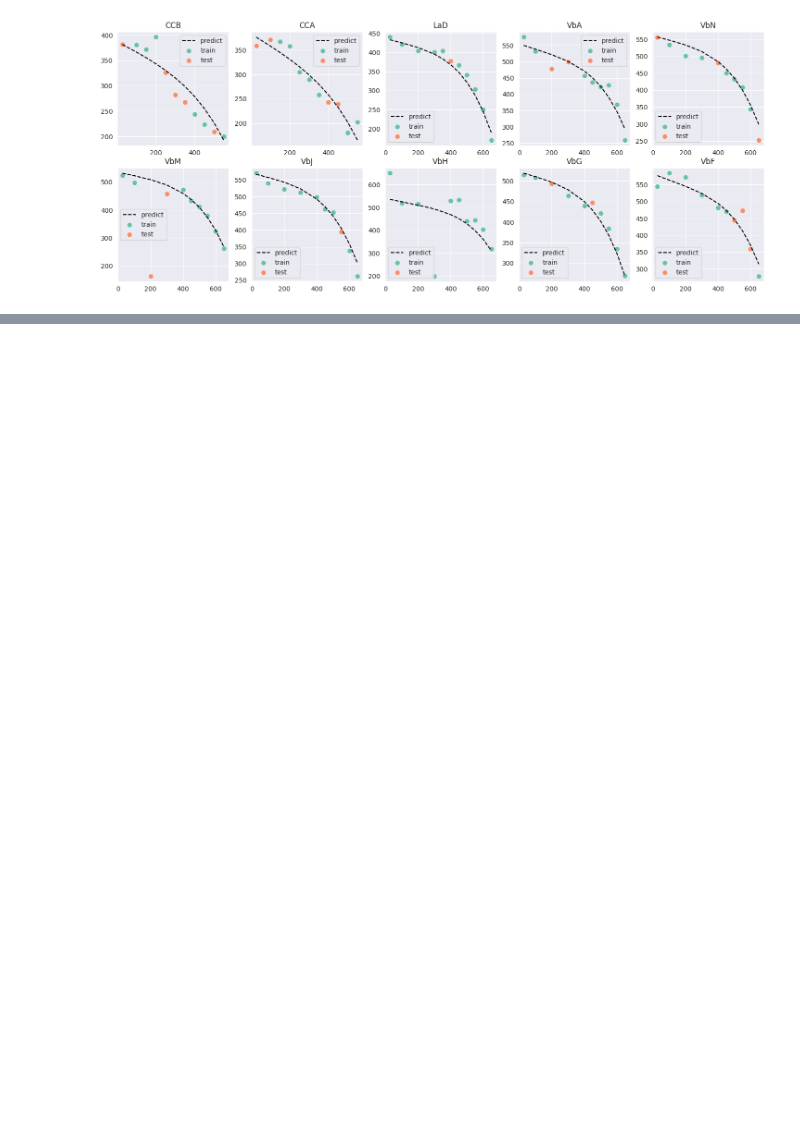
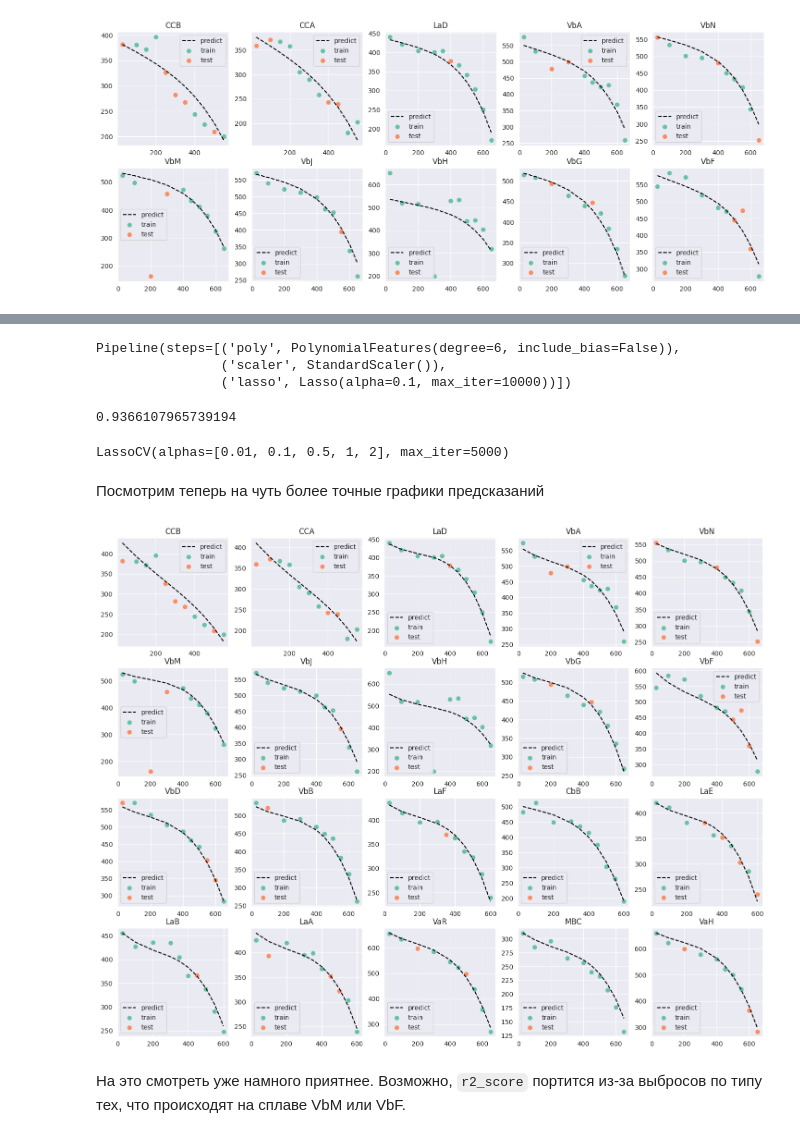
Before and after one commit to Masvelll/MdMl, a Jupyter notebook: Lesson3.ipynb, the cells around one changed output, grey strips where cells are left out. Saved outputs shown, nothing was run; the diff lists cells and outputs as text; code cells hidden in the pictures; blank space fills up the shorter version.

```diff
--- a/Lesson3.ipynb
+++ b/Lesson3.ipynb
@@ -255,0 +266,5 @@ for alloy_label, i in zip(alloys, range(10)):
+# %%
+pipe2 = Pipeline([
+    ('poly', PolynomialFeatures(include_bias=False)),
+    ('scaler', StandardScaler()),
+    ('SGD', SGDRegressor(penalty='elasticnet', alpha=1, fit_intercept=True))])
@@ -255,0 +304,3 @@ for alloy_label, i in zip(alloys, range(10)):
+# %%
+pipe2.fit(X_train, y_train)
+pipe2.score(X_test, y_test)
@@ -255,0 +329,18 @@ for alloy_label, i in zip(alloys, range(10)):
+# %%
+pipe3 = Pipeline([
+    ('poly', PolynomialFeatures(degree=4, include_bias=False)),
+    ('scaler', StandardScaler()),
+    ('lasso', Lasso(alpha=1, fit_intercept=True, max_iter=10000))])
+
+
+param_grid = {
+
+    'poly__degree': [3, 4, 5, 6],
+    'lasso__alpha': [0.01, 0.1, 0.5, 1, 2],
+    'lasso__max_iter': [10000],
+    # 'SGD__tol': [1e-5, 1e-6]
+
+}
+
+grid_search = GridSearchCV(pipe3, param_grid, cv=3, scoring='r2', verbose=2, n_jobs=-1)
+grid_search.fit(X_train, y_train);
@@ -255,0 +366,39 @@ for alloy_label, i in zip(alloys, range(10)):
+# %%
+grid_search.best_estimator_
+# %% [output]
+Pipeline(steps=[('poly', PolynomialFeatures(degree=6, include_bias=False)),
+                ('scaler', StandardScaler()),
+                ('lasso', Lasso(alpha=0.1, max_iter=10000))])
+# %%
+grid_search.best_estimator_.score(X_test, y_test)
+# %% [output]
+0.9366107965739194
+# %%
+pipe[2]
+# %% [output]
+LassoCV(alphas=[0.01, 0.1, 0.5, 1, 2], max_iter=5000)
+# %% [markdown]
+Посмотрим теперь на чуть более точные графики предсказаний
+# %%
+alloys = df['Alloy code'].value_counts().index[:20]
+
+df_train = df.iloc[X_train.index]
+df_test = df.iloc[X_test.index]
+
+fig, axs = plt.subplots(nrows=4, ncols=5, figsize=(18, 14))
+
+for alloy_label, i in zip(alloys, range(20)):
+    alloy = df[df['Alloy code'] == alloy_label]
+    alloy_test = df_test[df_test['Alloy code'] == alloy_label]
+    alloy_train = df_train[df_train['Alloy code'] == alloy_label]
+    ax = axs[i // 5][i % 5]
+    # ax.scatter(alloy[' Temperature (°C)'], alloy[' 0.2% Proof Stress (MPa)'])
+    ax.plot(alloy[' Temperature (°C)'], pipe.predict(X[df['Alloy code'] == alloy_label]), c='k', linestyle='--', label='predict')
+    ax.scatter(alloy_train[' Temperature (°C)'], alloy_train[' 0.2% Proof Stress (MPa)'], label='train')
+    ax.scatter(alloy_test[' Temperature (°C)'], alloy_test[' 0.2% Proof Stress (MPa)'], label='test')
+    ax.set_title(alloy_label)
+    ax.legend()
+# %% [output]
+[figure, added]
+# %% [markdown]
+На это смотреть уже намного приятнее. Возможно, `r2_score` портится из-за выбросов по типу тех, что происходят на сплаве VbM или VbF.
```
Also changed, not shown: parts of 12 cells of this notebook.
